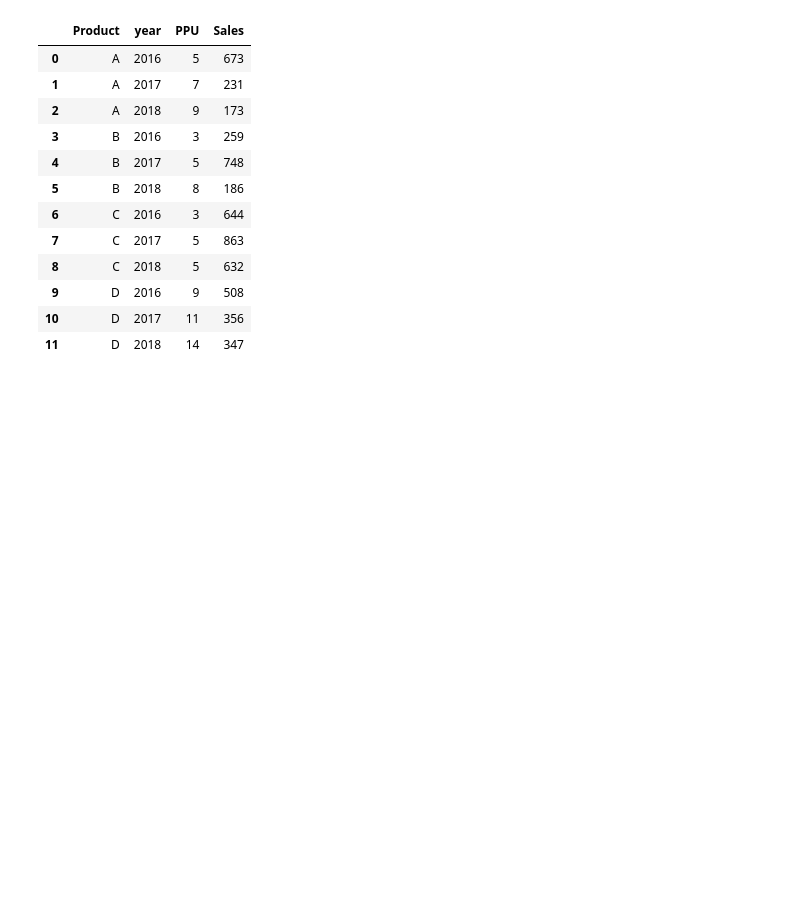
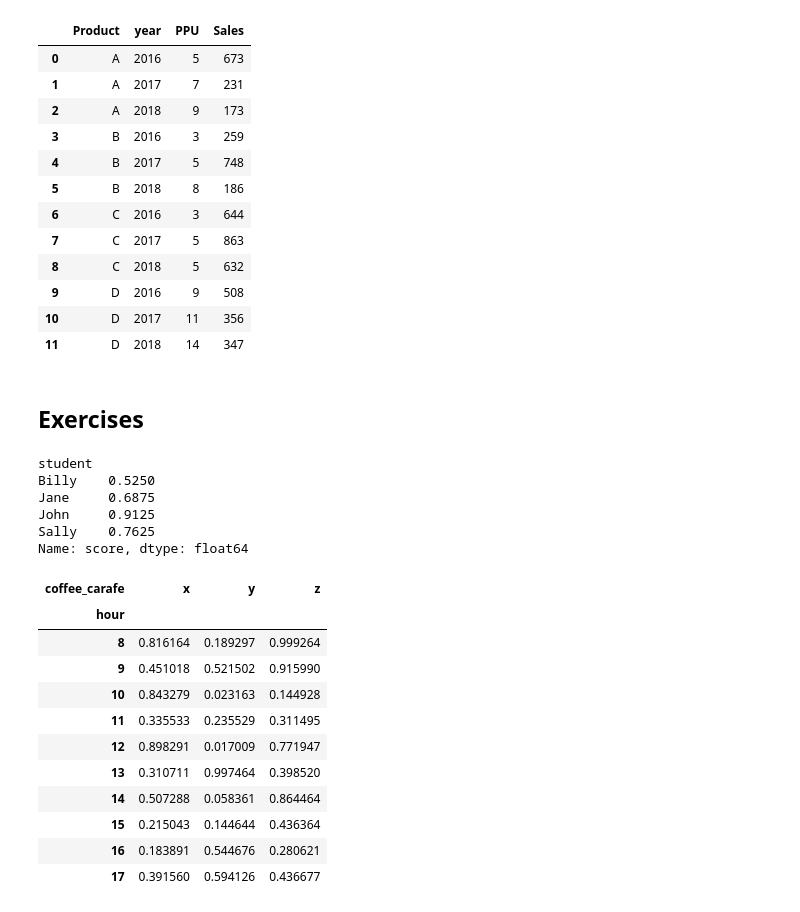
Before and after one commit to CodeupClassroom/ada-ds-methodologies, a Jupyter notebook: tidy_data.ipynb, the cells around one changed output. Drawn from its saved outputs; the diff is of its cells as text; code cells hidden in the pictures; blank space fills up the shorter version.

Commit message:
Add tidy data exercise solutions

```diff
--- a/tidy_data.ipynb
+++ b/tidy_data.ipynb
@@ -218,3 +218,5 @@ sales_tidy
 | 9 | D | 2016 | 9 | 508 |
 | 10 | D | 2017 | 11 | 356 |
 | 11 | D | 2018 | 14 | 347 |
+# %% [markdown]
+## Exercises
@@ -220,0 +225,30 @@ sales_tidy
+# %%
+(pd.read_csv('untidy_data/attendance.csv')
+ .rename(columns={'Unnamed: 0': 'student'})
+ .melt(id_vars=['student'], var_name='date')
+ .assign(score=lambda df: df.value.map(key))
+ .groupby('student').score
+ .mean())
+# %% [output]
+student
+Billy    0.5250
+Jane     0.6875
+John     0.9125
+Sally    0.7625
+Name: score, dtype: float64
+# %%
+(pd.read_csv('untidy_data/coffee_levels.csv')
+ .pivot_table('coffee_amount', 'hour', 'coffee_carafe'))
+# %% [output]
+| coffee_carafe | x | y | z |
+| hour |  |  |  |
+| 8 | 0.816164 | 0.189297 | 0.999264 |
+| 9 | 0.451018 | 0.521502 | 0.915990 |
+| 10 | 0.843279 | 0.023163 | 0.144928 |
+| 11 | 0.335533 | 0.235529 | 0.311495 |
+| 12 | 0.898291 | 0.017009 | 0.771947 |
+| 13 | 0.310711 | 0.997464 | 0.398520 |
+| 14 | 0.507288 | 0.058361 | 0.864464 |
+| 15 | 0.215043 | 0.144644 | 0.436364 |
+| 16 | 0.183891 | 0.544676 | 0.280621 |
+| 17 | 0.391560 | 0.594126 | 0.436677 |
```
Also changed, not shown: parts of 7 cells of this notebook.
